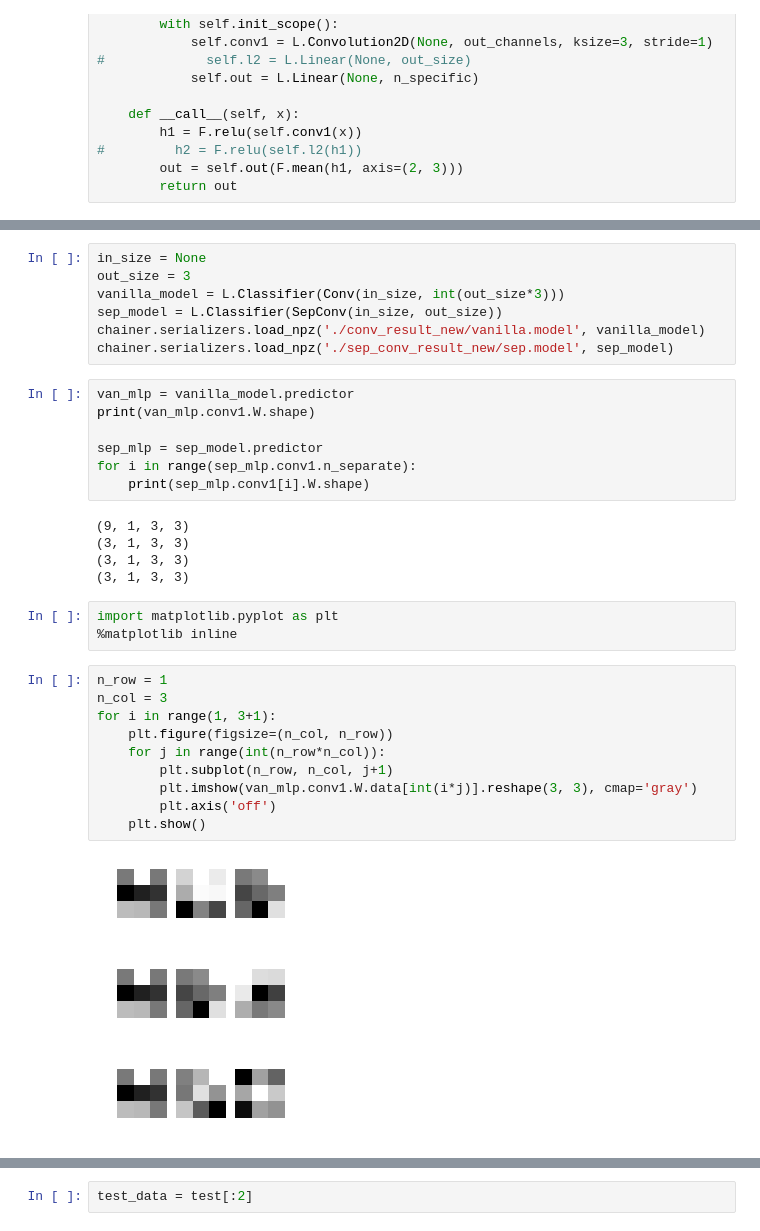
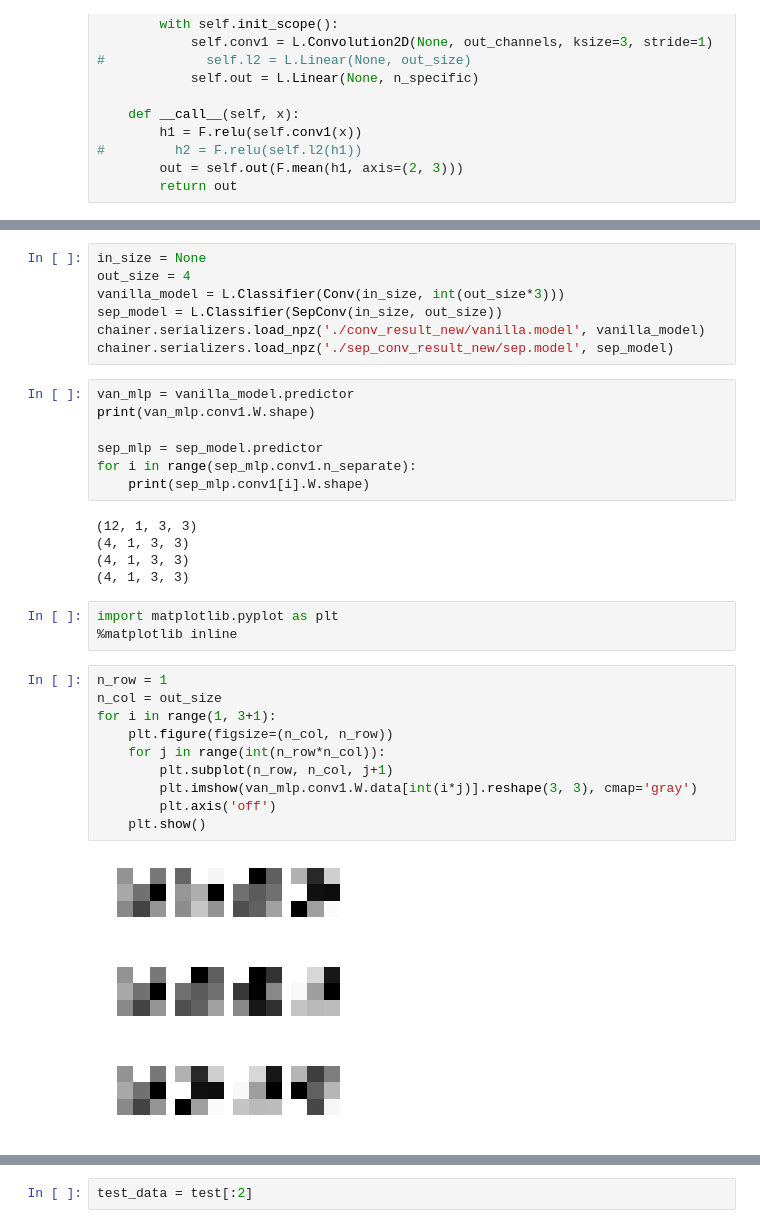
Before and after one commit to gentaman/separate_unit, a Jupyter notebook: mnist_0and1_1_conv_layer.ipynb, the cells around one changed output, grey strips where cells are left out. Saved outputs shown, nothing was run; the diff lists cells and outputs as text.

```diff
--- a/mnist_0and1_1_conv_layer.ipynb
+++ b/mnist_0and1_1_conv_layer.ipynb
@@ -337,6 +337,6 @@ this epoch [#####################################.............] 74.34%
 # %%
 in_size = None
-out_size = 3
+out_size = 4
 vanilla_model = L.Classifier(Conv(in_size, int(out_size*3)))
 sep_model = L.Classifier(SepConv(in_size, out_size))
 chainer.serializers.load_npz('./conv_result_new/vanilla.model', vanilla_model)
@@ -349,26 +349,26 @@ sep_mlp = sep_model.predictor
 for i in range(sep_mlp.conv1.n_separate):
     print(sep_mlp.conv1[i].W.shape)
 # %% [output]
-(9, 1, 3, 3)
-(3, 1, 3, 3)
-(3, 1, 3, 3)
-(3, 1, 3, 3)
+(12, 1, 3, 3)
+(4, 1, 3, 3)
+(4, 1, 3, 3)
+(4, 1, 3, 3)
 # %%
 import matplotlib.pyplot as plt
 %matplotlib inline
 # %%
 n_row = 1
-n_col = 3
+n_col = out_size
 for i in range(1, 3+1):
     plt.figure(figsize=(n_col, n_row))
     for j in range(int(n_row*n_col)):
         plt.subplot(n_row, n_col, j+1)
         plt.imshow(van_mlp.conv1.W.data[int(i*j)].reshape(3, 3), cmap='gray')
         plt.axis('off')
     plt.show()
 # %% [output]
-[figure, old version]
+[figure, new version]
-[figure, old version]
+[figure, new version]
-[figure, old version]
+[figure, new version]
 # %%
 n_row = 1
```
Also changed, not shown: parts of 17 cells of this notebook, 3 other files.
